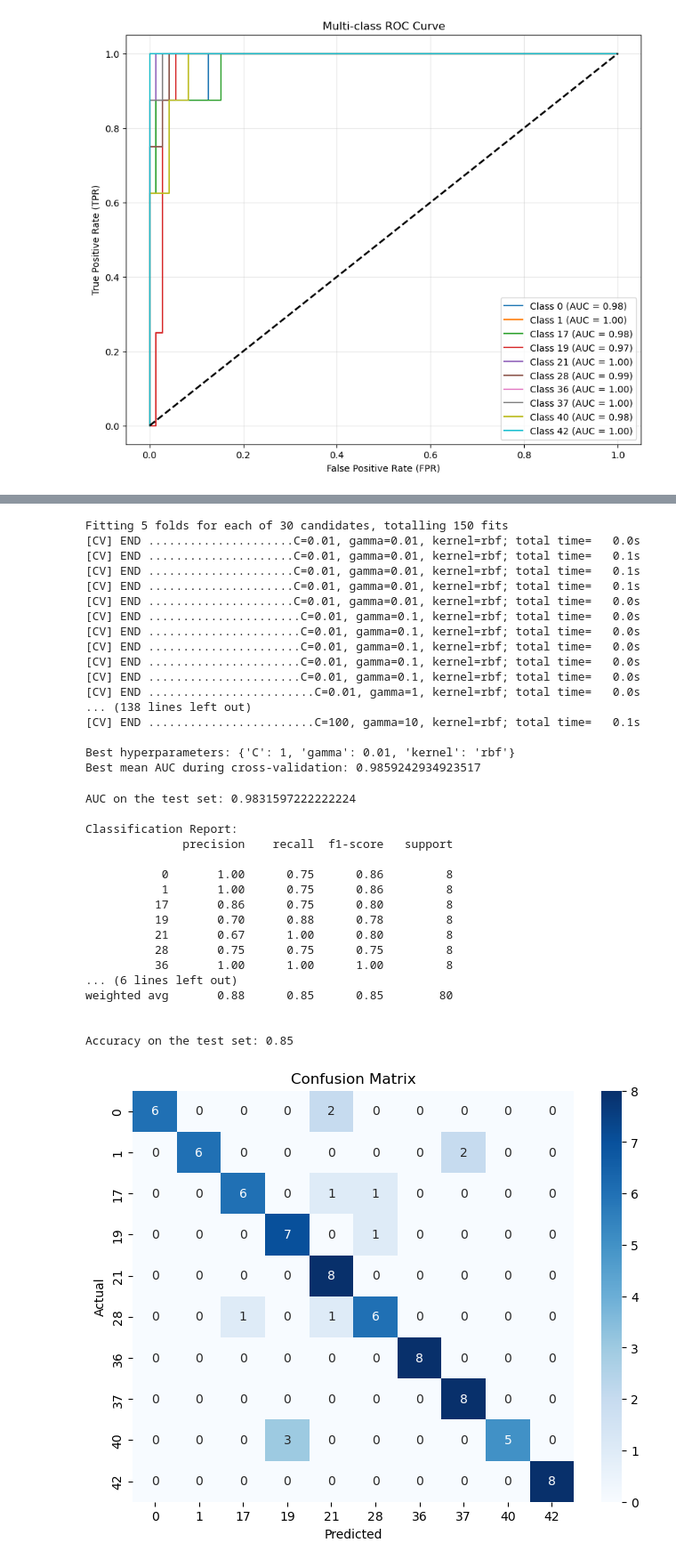
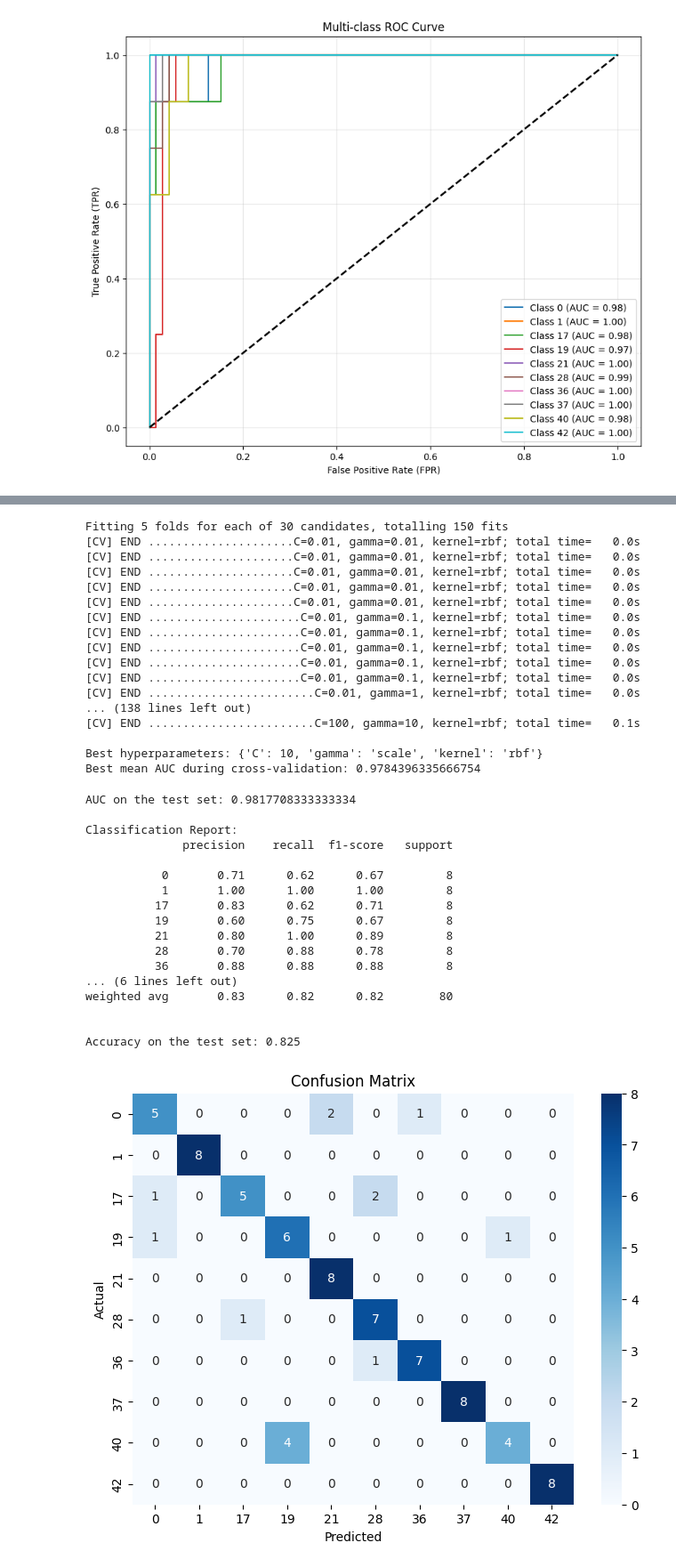
Before and after one commit to soheilbh/aed-challange, a Jupyter notebook: main.ipynb, the cells around one changed output, grey strips where cells are left out. Shown: that part at 89% size. Saved outputs shown, nothing was run; the diff lists cells and outputs as text; code cells hidden in the pictures.

```diff
--- a/main.ipynb
+++ b/main.ipynb
@@ -712,7 +813,7 @@ loaded_data = np.load("features/extracted_features_multiple_test.npz")
 # Define which features to include (set True to include, False to exclude)
 feature_selection = {
     'mfcc': True,
-    'hist': False,
+    'hist': True,
     'spectral': True,
     'zcr': True,
     'envelope': True,
@@ -767,8 +868,8 @@ Combined features shape: (400, 54)
 # %%
-# # Reduce features to  dimensions using PCA
-# pca = PCA(n_components=0.95)
-# X_train = pca.fit_transform(X_train)
-# X_test = pca.transform(X_test)
+# Reduce features to  dimensions using PCA
+pca = PCA(n_components=20)
+X_train = pca.fit_transform(X_train)
+X_test = pca.transform(X_test)
 
-# print("Explained variance ratio:", pca.explained_variance_ratio_)
-# print("Reduced feature shape:", X_train.shape)
+print("Explained variance ratio:", pca.explained_variance_ratio_)
+print("Reduced feature shape:", X_train.shape)
@@ -805,9 +912,9 @@ print("Best mean AUC during cross-validation:", grid_search.best_score_)
 # %% [output]
 Fitting 5 folds for each of 30 candidates, totalling 150 fits
 [CV] END .....................C=0.01, gamma=0.01, kernel=rbf; total time=   0.0s
-[CV] END .....................C=0.01, gamma=0.01, kernel=rbf; total time=   0.1s
-[CV] END .....................C=0.01, gamma=0.01, kernel=rbf; total time=   0.1s
-[CV] END .....................C=0.01, gamma=0.01, kernel=rbf; total time=   0.1s
+[CV] END .....................C=0.01, gamma=0.01, kernel=rbf; total time=   0.0s
+[CV] END .....................C=0.01, gamma=0.01, kernel=rbf; total time=   0.0s
+[CV] END .....................C=0.01, gamma=0.01, kernel=rbf; total time=   0.0s
 [CV] END .....................C=0.01, gamma=0.01, kernel=rbf; total time=   0.0s
 [CV] END ......................C=0.01, gamma=0.1, kernel=rbf; total time=   0.0s
 [CV] END ......................C=0.01, gamma=0.1, kernel=rbf; total time=   0.0s
@@ -818,11 +925,11 @@ Fitting 5 folds for each of 30 candidates, totalling 150 fits
 ... (138 lines left out)
 [CV] END ........................C=100, gamma=10, kernel=rbf; total time=   0.1s
 
-Best hyperparameters: {'C': 1, 'gamma': 0.01, 'kernel': 'rbf'}
-Best mean AUC during cross-validation: 0.9859242934923517
+Best hyperparameters: {'C': 10, 'gamma': 'scale', 'kernel': 'rbf'}
+Best mean AUC during cross-validation: 0.9784396335666754
 # %%
 # Initialize the SVM classifier with the best hyperparameters
-svm = SVC(kernel='rbf', C=1, gamma=0.01, probability=True, random_state=42)
+svm = SVC(kernel='rbf', C=10, gamma="scale", probability=True, random_state=42)
 
 # Train the SVM classifier on the training set
 svm.fit(X_train, y_train)
@@ -835,44 +942,44 @@ y_prob = svm.predict_proba(X_test)
 test_auc = roc_auc_score(y_test, y_prob, multi_class='ovr')
 print("\nAUC on the test set:", test_auc)
 
 # Classification report
 print("\nClassification Report:")
 print(classification_report(y_test, y_pred))
 
 # Confusion matrix
 cm = confusion_matrix(y_test, y_pred)
 
 # Calculate accuracy
 accuracy = accuracy_score(y_test, y_pred)
 print("\nAccuracy on the test set:", accuracy)
 
 
 # Visualize the confusion matrix using heatmap
 plt.figure(figsize=(8, 6))
 sns.heatmap(cm, annot=True, fmt='d', cmap='Blues', xticklabels=np.unique(y_train), yticklabels=np.unique(y_train))
 plt.xlabel('Predicted')
 plt.ylabel('Actual')
 plt.title('Confusion Matrix')
 plt.show()
 # %% [output]
-AUC on the test set: 0.9831597222222224
+AUC on the test set: 0.9817708333333334
 
 Classification Report:
               precision    recall  f1-score   support
 
-           0       1.00      0.75      0.86         8
-           1       1.00      0.75      0.86         8
-          17       0.86      0.75      0.80         8
-          19       0.70      0.88      0.78         8
-          21       0.67      1.00      0.80         8
-          28       0.75      0.75      0.75         8
-          36       1.00      1.00      1.00         8
+           0       0.71      0.62      0.67         8
+           1       1.00      1.00      1.00         8
+          17       0.83      0.62      0.71         8
+          19       0.60      0.75      0.67         8
+          21       0.80      1.00      0.89         8
+          28       0.70      0.88      0.78         8
+          36       0.88      0.88      0.88         8
 ... (6 lines left out)
-weighted avg       0.88      0.85      0.85        80
+weighted avg       0.83      0.82      0.82        80
 
 
-Accuracy on the test set: 0.85
+Accuracy on the test set: 0.825
-[figure, old version]
+[figure, new version]
 # %%
 train_accuracy = svm.score(X_train, y_train)
 print("Training Accuracy:", train_accuracy)
```
Also changed, not shown: parts of 11 cells of this notebook.
